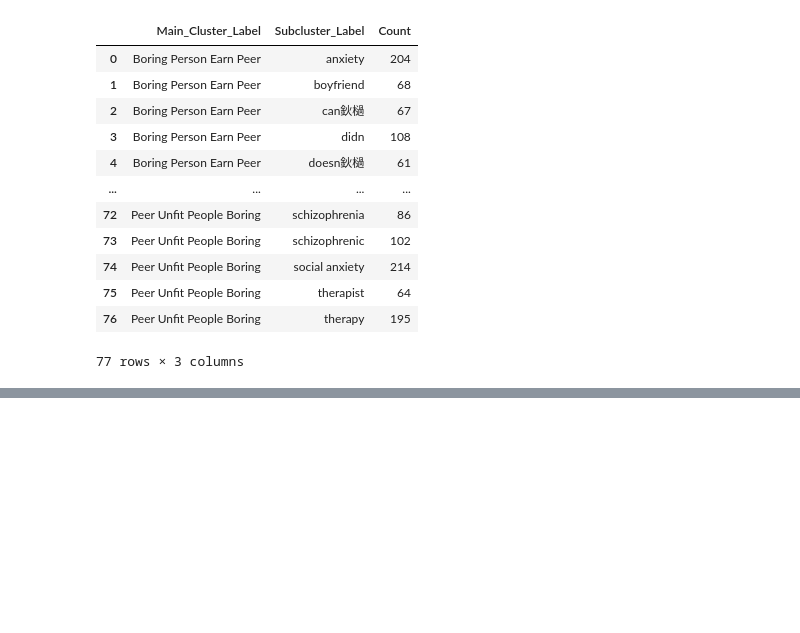
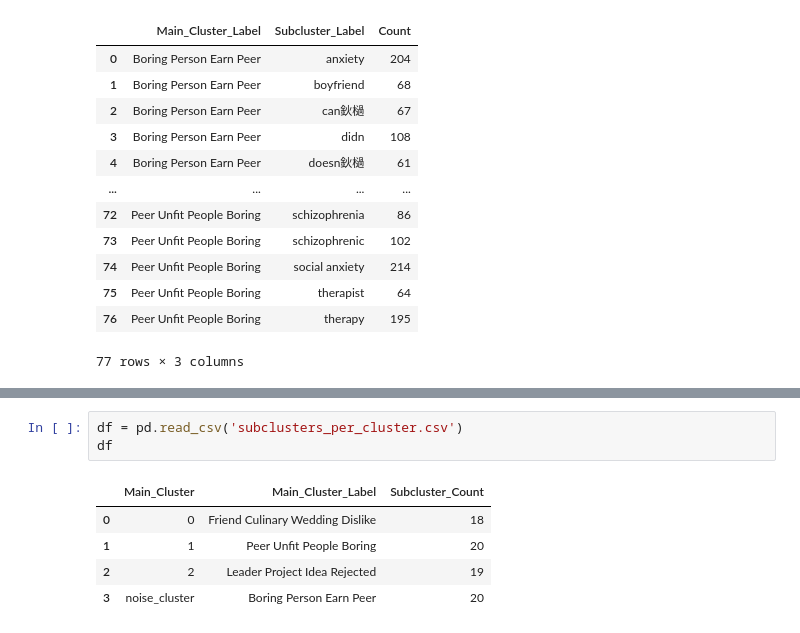
Before and after one commit to BoboSamson/pygents, a Jupyter notebook: initial results/Visualisations.ipynb, the cells around one changed output, grey strips where cells are left out. Saved outputs shown, nothing was run; the diff lists cells and outputs as text; blank space fills up the shorter version.

```diff
--- a/initial results/Visualisations.ipynb
+++ b/initial results/Visualisations.ipynb
@@ -251,0 +307,9 @@ df8
+# %%
+df = pd.read_csv('subclusters_per_cluster.csv')
+df
+# %% [output]
+|  | Main_Cluster | Main_Cluster_Label | Subcluster_Count |
+| 0 | 0 | Friend Culinary Wedding Dislike | 18 |
+| 1 | 1 | Peer Unfit People Boring | 20 |
+| 2 | 2 | Leader Project Idea Rejected | 19 |
+| 3 | noise_cluster | Boring Person Earn Peer | 20 |
```
Also changed, not shown: parts of 16 cells of this notebook.
